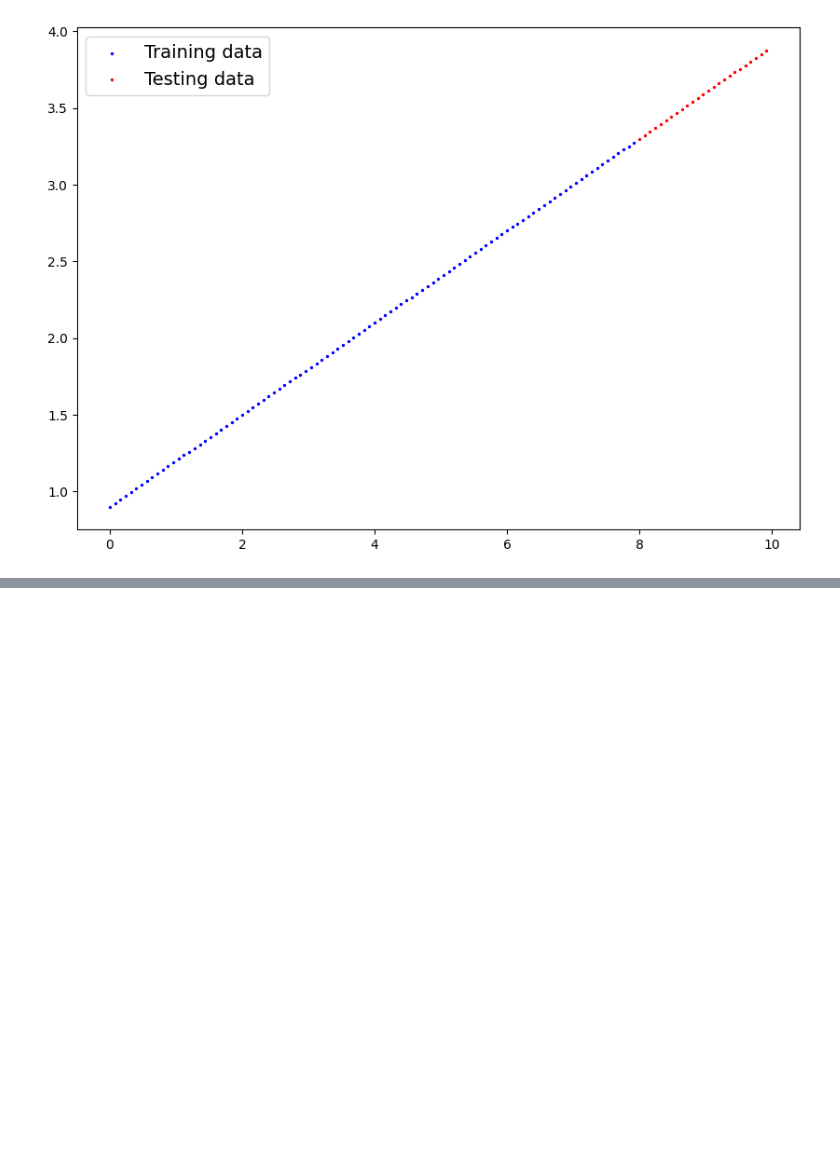
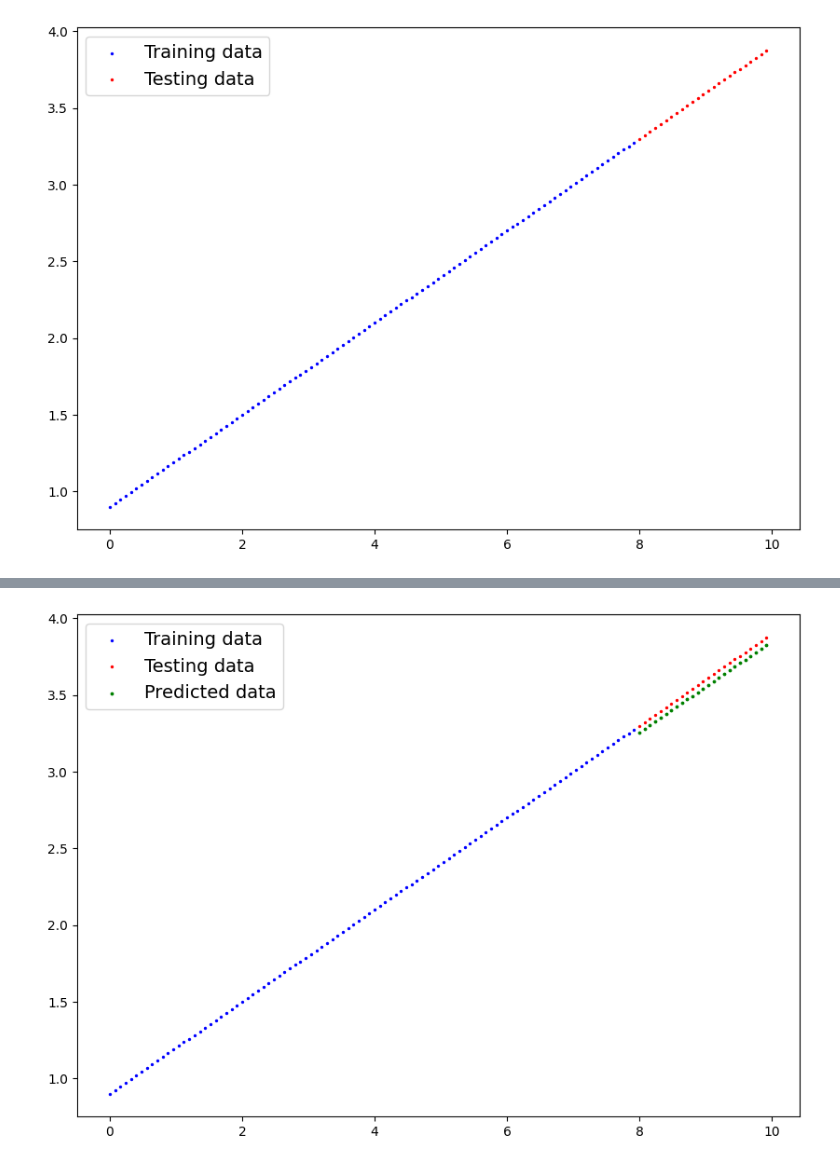
Before and after one commit to YouanesAttia/python-professional, a Jupyter notebook: week8_neural_nets/pytorch/01_pytorch_workflow_exercises.ipynb, the cells around one changed output, grey strips where cells are left out. Cells and saved outputs as stored; diff of their text form; code cells hidden in the pictures; blank space fills up the shorter version.

Commit message:
Make predictions with the trained model on the test data.

```diff
--- a/week8_neural_nets/pytorch/01_pytorch_workflow_exercises.ipynb
+++ b/week8_neural_nets/pytorch/01_pytorch_workflow_exercises.ipynb
@@ -45,8 +45,8 @@ def plot_data(train_data = X_train,
     plt.figure(figsize=(10, 7))
     plt.scatter(train_data, train_labels, c='b', s=2, label="Training data")
     plt.scatter(test_data, test_labels, c='r', s = 2, label="Testing data")
-    if pred_data:
-        plt.scatter(test_data, pred_data, c='g', s = 2, label="Predicted data")
+    if pred_data is not None:
+        plt.scatter(test_data, pred_data, c='g', s = 3, label="Predicted data")
     plt.legend(prop={"size": 14})
 # %%
 plot_data()
@@ -69,0 +70,19 @@ OrderedDict([('weights', tensor([-0.4002])), ('bias', tensor([-0.2911]))])
+# %%
+loss_func = nn.L1Loss()
+opt = torch.optim.SGD(params=model.parameters(), lr=0.01)
+# %%
+epochs = 500
+for epoch in range(epochs):
+    model.train()
+    y_pred = model(X_train)
+    loss = loss_func(y_pred, y_train)
+    opt.zero_grad()
+    loss.backward()
+    opt.step()
+
+    model.eval()
+    with torch.inference_mode():
+        test_pred = model(X_test)
+        test_loss = loss_func(test_pred, y_test)
+    if epoch % 20 == 0:
+        print(f"Epoch: {epoch} | Train loss: {loss} | Test loss: {test_loss}")
@@ -69,0 +107,7 @@ OrderedDict([('weights', tensor([-0.4002])), ('bias', tensor([-0.2911]))])
+# %%
+model.eval()
+with torch.inference_mode():
+    test_pred = model(X_test)
+plot_data(pred_data=test_pred)
+# %% [output]
+[figure, added]
```
Also changed, not shown: parts of 2 cells of this notebook.
